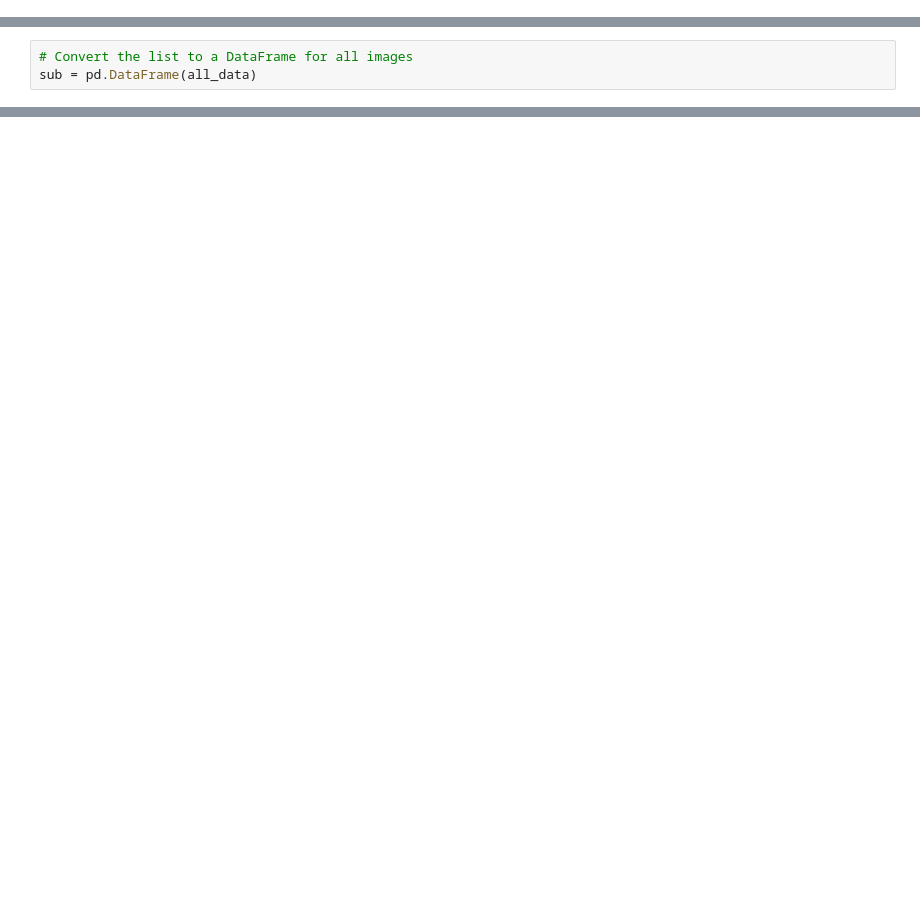
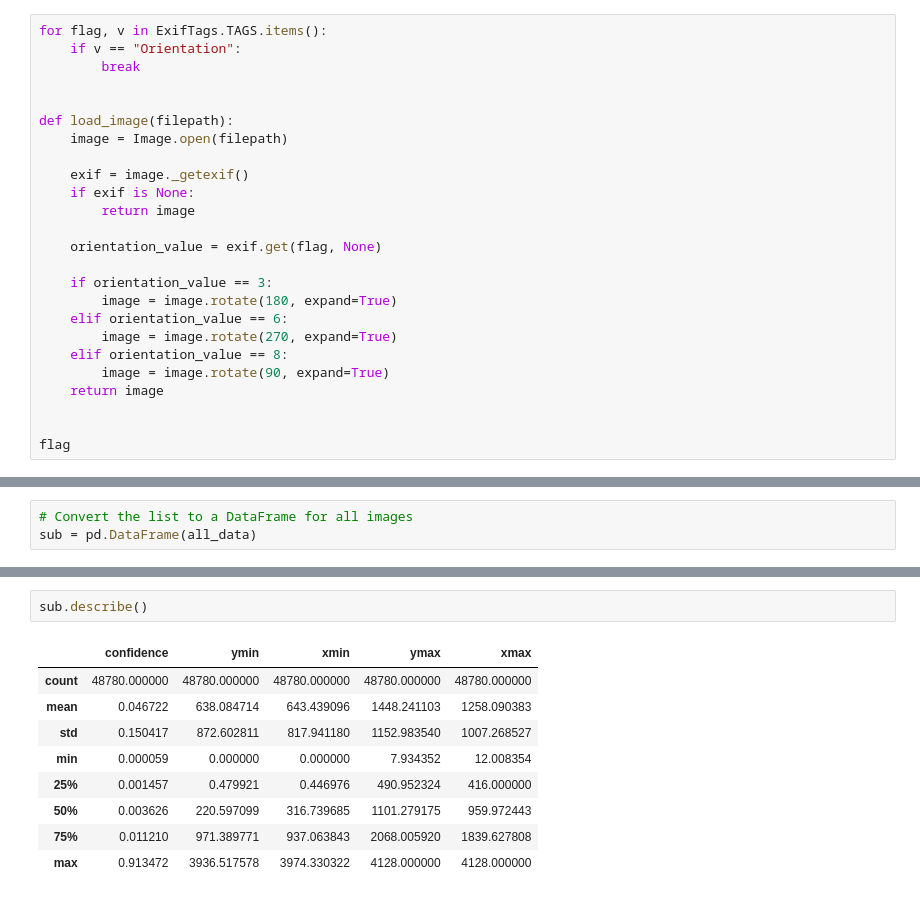
Before and after one commit to KameniAlexNea/Amini-Cocoa-Contamination-Challenge, a Jupyter notebook: 03-MakePrediction.ipynb, the cells around one changed output, grey strips where cells are left out. Drawn from its saved outputs; the diff is of its cells as text; blank space fills up the shorter version.

```diff
--- a/03-MakePrediction.ipynb
+++ b/03-MakePrediction.ipynb
@@ -63,0 +64,25 @@ BEST_PATH
+# %%
+for flag, v in ExifTags.TAGS.items():
+    if v == "Orientation":
+        break
+
+
+def load_image(filepath):
+    image = Image.open(filepath)
+
+    exif = image._getexif()
+    if exif is None:
+        return image
+
+    orientation_value = exif.get(flag, None)
+
+    if orientation_value == 3:
+        image = image.rotate(180, expand=True)
+    elif orientation_value == 6:
+        image = image.rotate(270, expand=True)
+    elif orientation_value == 8:
+        image = image.rotate(90, expand=True)
+    return image
+
+
+flag
@@ -131,3 +174,15 @@ sub.head()
+# %%
+sub.describe()
+# %% [output]
+|  | confidence | ymin | xmin | ymax | xmax |
+| count | 48780.000000 | 48780.000000 | 48780.000000 | 48780.000000 | 48780.000000 |
+| mean | 0.046722 | 638.084714 | 643.439096 | 1448.241103 | 1258.090383 |
+| std | 0.150417 | 872.602811 | 817.941180 | 1152.983540 | 1007.268527 |
+| min | 0.000059 | 0.000000 | 0.000000 | 7.934352 | 12.008354 |
+| 25% | 0.001457 | 0.479921 | 0.446976 | 490.952324 | 416.000000 |
+| 50% | 0.003626 | 220.597099 | 316.739685 | 1101.279175 | 959.972443 |
+| 75% | 0.011210 | 971.389771 | 937.063843 | 2068.005920 | 1839.627808 |
+| max | 0.913472 | 3936.517578 | 3974.330322 | 4128.000000 | 4128.000000 |
 # %%
 sub['class'].value_counts()
 # %% [output]
```
Also changed, not shown: parts of 14 cells of this notebook, 5 other files.
